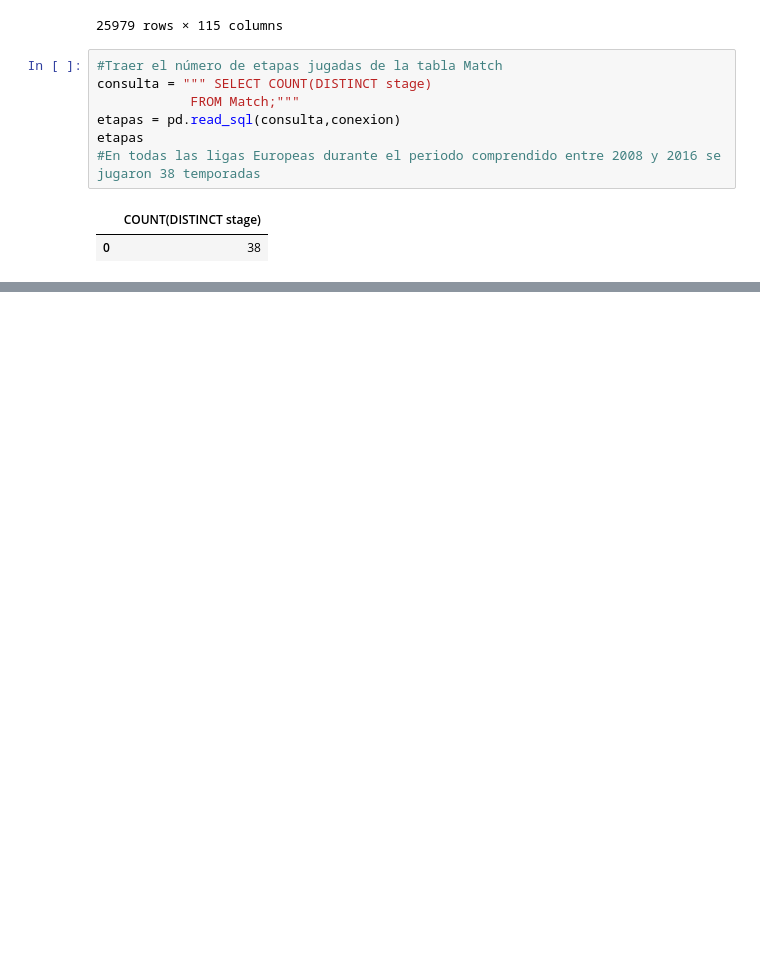
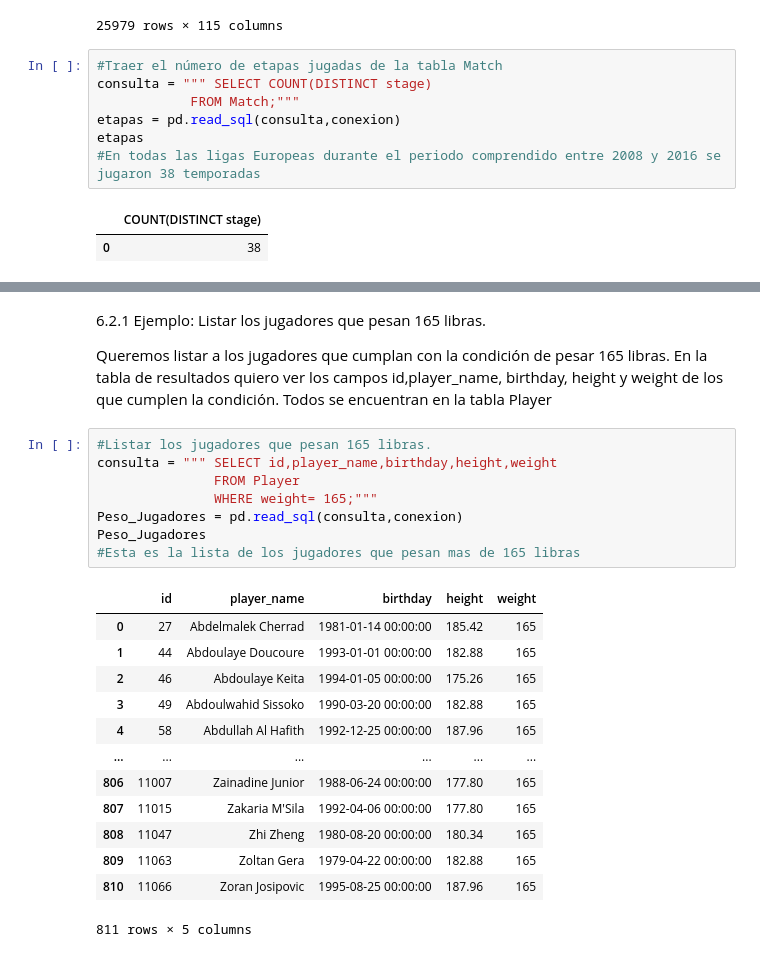
Before and after one commit to Davelascop/TalentoTech, a Jupyter notebook: Taller_SQL.ipynb, the cells around one changed output, grey strips where cells are left out. Cells and saved outputs as stored; diff of their text form; blank space fills up the shorter version.

```diff
--- a/Taller_SQL.ipynb
+++ b/Taller_SQL.ipynb
@@ -337,0 +445,26 @@ etapas
+# %% [markdown]
+6.2.1 Ejemplo: Listar los jugadores que pesan 165 libras.
+
+Queremos listar a los jugadores que cumplan con la condición de pesar 165 libras. En la tabla de resultados quiero ver los campos id,player_name, birthday, height y weight de los que cumplen la condición. Todos se encuentran en la tabla Player
+# %%
+#Listar los jugadores que pesan 165 libras.
+consulta = """ SELECT id,player_name,birthday,height,weight
+               FROM Player
+               WHERE weight= 165;"""
+Peso_Jugadores = pd.read_sql(consulta,conexion)
+Peso_Jugadores
+#Esta es la lista de los jugadores que pesan mas de 165 libras
+# %% [output]
+|  | id | player_name | birthday | height | weight |
+| 0 | 27 | Abdelmalek Cherrad | 1981-01-14 00:00:00 | 185.42 | 165 |
+| 1 | 44 | Abdoulaye Doucoure | 1993-01-01 00:00:00 | 182.88 | 165 |
+| 2 | 46 | Abdoulaye Keita | 1994-01-05 00:00:00 | 175.26 | 165 |
+| 3 | 49 | Abdoulwahid Sissoko | 1990-03-20 00:00:00 | 182.88 | 165 |
+| 4 | 58 | Abdullah Al Hafith | 1992-12-25 00:00:00 | 187.96 | 165 |
+| ... | ... | ... | ... | ... | ... |
+| 806 | 11007 | Zainadine Junior | 1988-06-24 00:00:00 | 177.80 | 165 |
+| 807 | 11015 | Zakaria M'Sila | 1992-04-06 00:00:00 | 177.80 | 165 |
+| 808 | 11047 | Zhi Zheng | 1980-08-20 00:00:00 | 180.34 | 165 |
+| 809 | 11063 | Zoltan Gera | 1979-04-22 00:00:00 | 182.88 | 165 |
+| 810 | 11066 | Zoran Josipovic | 1995-08-25 00:00:00 | 187.96 | 165 |
+811 rows × 5 columns
```
Also changed, not shown: parts of 40 cells of this notebook.
